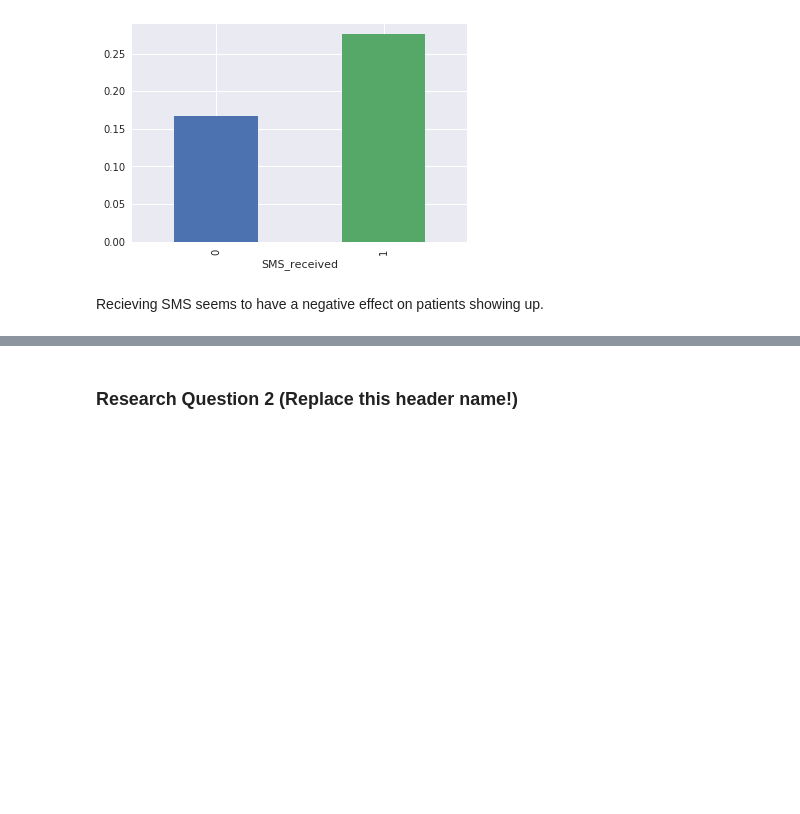
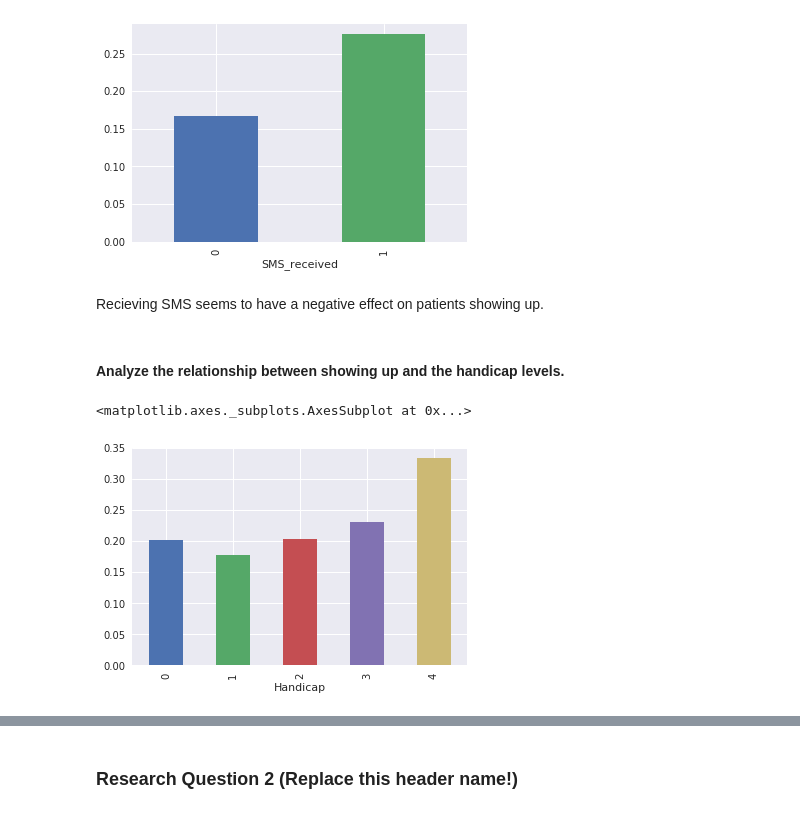
Before and after one commit to yagmurdalman/investigate-a-data-set, a Jupyter notebook: no_show_appointments.ipynb, the cells around one changed output, grey strips where cells are left out. Saved outputs shown, nothing was run; the diff lists cells and outputs as text; code cells hidden in the pictures; blank space fills up the shorter version.

```diff
--- a/no_show_appointments.ipynb
+++ b/no_show_appointments.ipynb
@@ -377,3 +358,10 @@ df.groupby('SMS_received').No_show.mean().plot(kind='bar')
 [figure]
 # %% [markdown]
 Recieving SMS seems to have a negative effect on patients showing up.
+# %% [markdown]
+#### Analyze the relationship between showing up and the handicap levels.
+# %%
+df.groupby('Handicap').No_show.mean().plot(kind='bar')
+# %% [output]
+<matplotlib.axes._subplots.AxesSubplot at 0x...>
+[figure, added]
```
Also changed, not shown: parts of 18 cells of this notebook, 1 other file.
